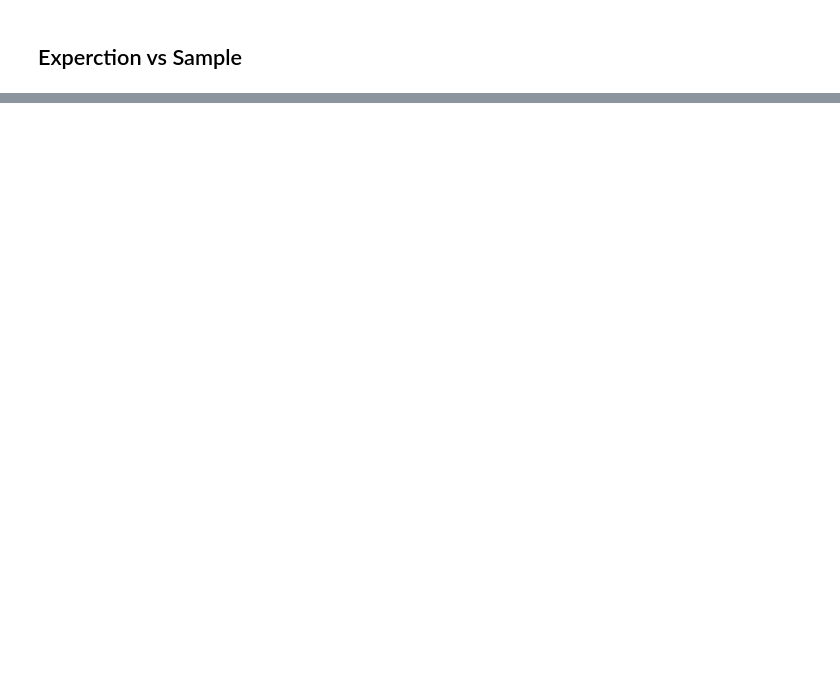
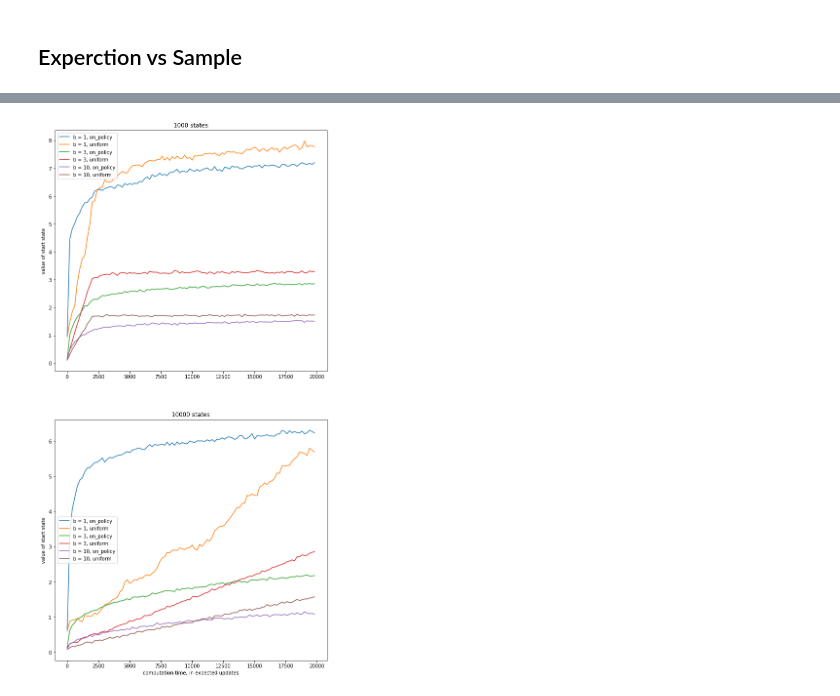
Before and after one commit to HyunsuLee/RL_test, a Jupyter notebook: RL_SBbook_Chapter8_Planning.ipynb, the cells around one changed output, grey strips where cells are left out. Saved outputs shown, nothing was run; the diff lists cells and outputs as text; code cells hidden in the pictures; blank space fills up the shorter version.

```diff
--- a/RL_SBbook_Chapter8_Planning.ipynb
+++ b/RL_SBbook_Chapter8_Planning.ipynb
@@ -722,0 +774,19 @@ np.mean(distribution)
+# %%
+# perform expected update from a uniform state-action distribution of the MDP @task
+# evaluate the learned q value every @eval_interval steps
+def uniform(task, eval_interval):
+    performance = []
+    q = np.zeros((task.n_states, 2))
+    for step in tqdm(range(MAX_STEPS)):
+        state = step // len(ACTIONS) % task.n_states
+        action = step % len(ACTIONS)
+
+        next_states = task.transition[state, action]
+        q[state, action] = (1 - TERMINATION_PROB) * np.mean(
+            task.reward[state, action] + np.max(q[next_states, :], axis=1))
+
+        if step % eval_interval == 0:
+            v_pi = evaluate_pi(q, task)
+            performance.append([step, v_pi])
+
+    return zip(*performance) # make list into tuple having two elements
@@ -722,0 +821,35 @@ np.mean(distribution)
+# %%
+def figure_8_8():
+    num_states = [1000, 10000]
+    branch = [1, 3, 10]
+    methods = [on_policy, uniform] # retrieve function
+
+    # average accross 30 tasks
+    n_tasks =  30
+
+    # number of evaluation points
+    x_ticks = 100
+
+    plt.figure(figsize=(10, 20))
+    for i, n in enumerate(num_states):
+        plt.subplot(2, 1, i+1)
+        for b in branch:
+            tasks = [Task(n, b) for _ in range(n_tasks)]
+            for method in methods:
+                value = []
+                for task in tasks:
+                    steps, v = method(task, MAX_STEPS / x_ticks) # retrieve function
+                    value.append(v)
+                value = np.mean(np.asarray(value), axis=0)
+                plt.plot(steps, value, label='b = %d, %s' % (b, method.__name__))
+        plt.title('%d states' % (n))
+
+        plt.ylabel('value of start state')
+        plt.legend()
+
+    plt.subplot(2, 1, 2)
+    plt.xlabel('computation time, in expected updates')
+
+figure_8_8()
+# %% [output]
+[figure, added]
```
Also changed, not shown: parts of 11 cells of this notebook, 1 other file.
